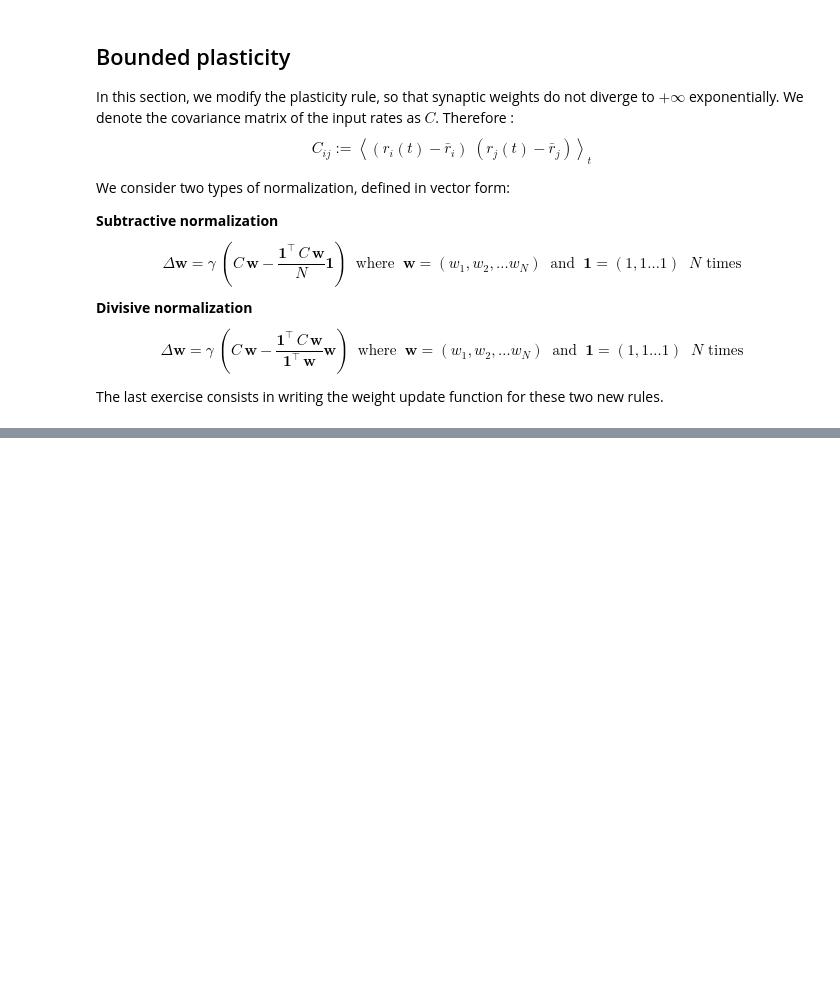
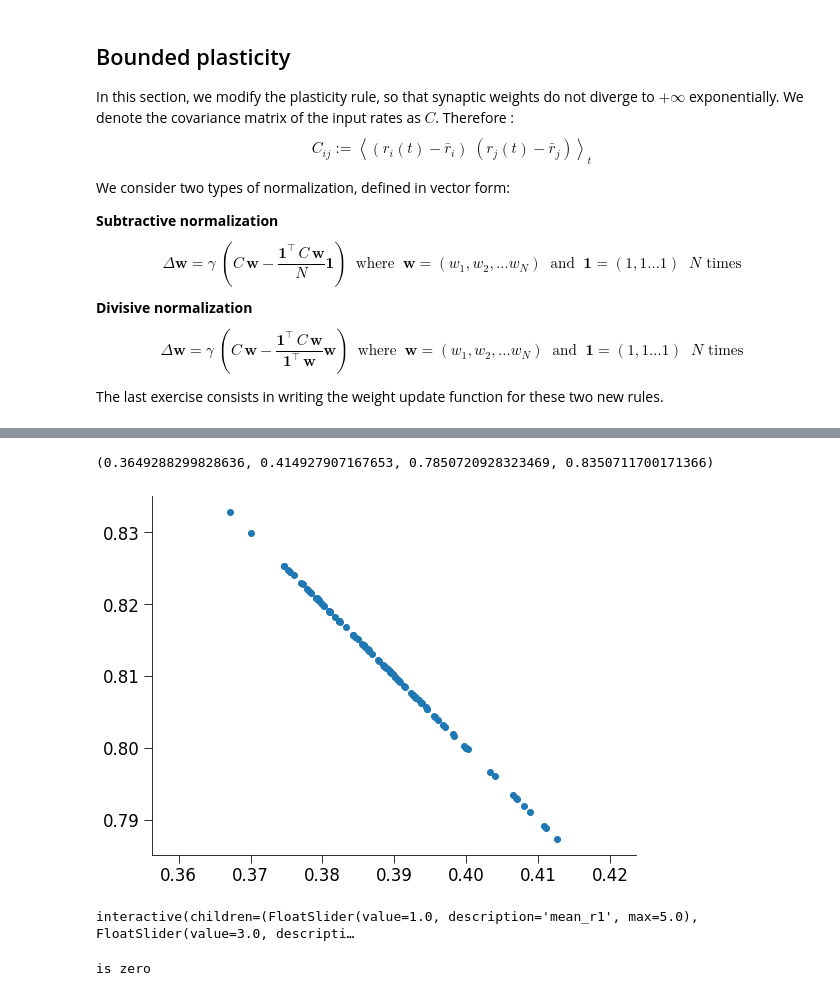
Before and after one commit to comp-neural-circuits/plasticity-workshop, a Jupyter notebook: rate_based.ipynb, the cells around one changed output, grey strips where cells are left out. Saved outputs shown, nothing was run; the diff lists cells and outputs as text; code cells hidden in the pictures; blank space fills up the shorter version.

Commit message:
added normalization constraints

```diff
--- a/rate_based.ipynb
+++ b/rate_based.ipynb
@@ -564,3 +577,29 @@ $$
 $$
 
 The last exercise consists in writing the weight update function for these two new rules.
+# %%
+# EXERCISE
+def weigth_update_bounded_subtractive(cov_mat,weights,gamma):
+    """
+    Covariance-based weight update with subtractive normalization
+    """
+    N = len(weights)
+    onevec = np.ones(N)
+    cov_times_w = cov_mat @ weights
+    return gamma * ( cov_times_w - cov_times_w.mean())
+# %%
+# EXERCISE
+def weigth_update_bounded_divisive(cov_mat,weights,gamma):
+    """
+    Covariance-based weight update with divisive normalization
+    """
+    N = len(weights)
+    onevec = np.ones(N)
+    cov_times_w = cov_mat @ weights
+    wsum = weights.sum()
+    if wsum == 0:
+        return 0.0
+    else:
+        retpiece = (cov_times_w.sum()/wsum) * weights
+        retval = gamma * ( cov_times_w - (cov_times_w.sum()/wsum) * weights )
+        return retval
@@ -566,0 +653,12 @@ The last exercise consists in writing the weight update function for these two n
+# %%
+times,weights = train_weights_bounded( 1.,0.5,4.,0.5,0.0,
+                                      0.4,0.8,
+                                      do_subtractive=False,
+                                    Tcycle=60.0,Ncycles=100)
+# %%
+fig,ax = plt.subplots()
+ax.scatter(weights[0,:],weights[1,:])
+ax.axis("equal")
+# %% [output]
+(0.3649288299828636, 0.414927907167653, 0.7850720928323469, 0.8350711700171366)
+[figure, added]
@@ -566,0 +728,12 @@ The last exercise consists in writing the weight update function for these two n
+# %%
+
+interact_manual(train_weights_bounded_plot,mean_r1=(0.0,5.0,0.1),mean_r2=(0.0,5.0,0.1),
+        var_r1=(0.01,2.0,0.01), var_r2=(0.01,2.0,0.01),correlation=(-0.99,0.99,0.01),
+        w1_start = (0.01,1.0,0.01) ,w2_start = (0.01,1.0,0.01)   );
+# %% [output]
+interactive(children=(FloatSlider(value=1.0, description='mean_r1', max=5.0), FloatSlider(value=3.0, descripti…
+# %%
+if 0.0 == 0:
+    print("is zero")
+# %% [output]
+is zero
```
Also changed, not shown: parts of 12 cells of this notebook.
